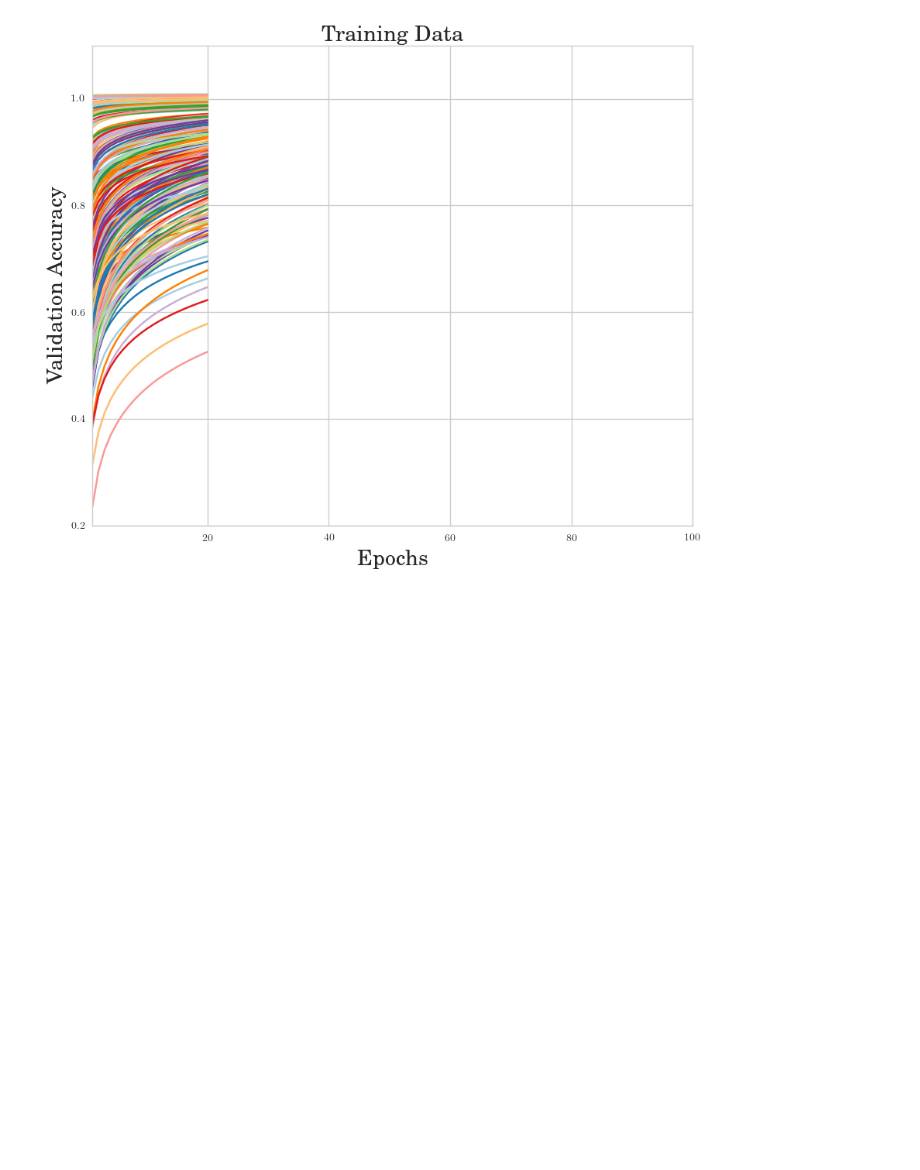
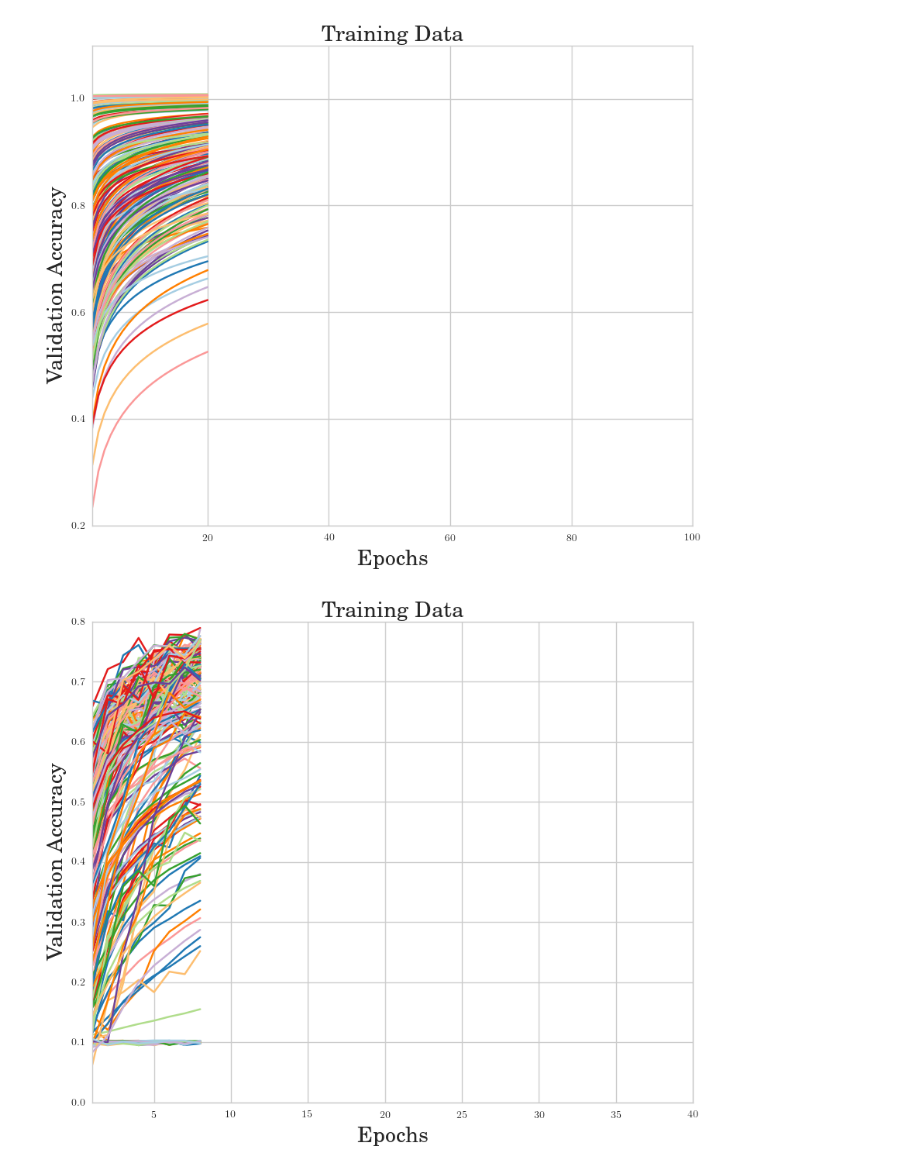
Before and after one commit to automl/RoBO, a Jupyter notebook: experiments/lc_prediction/visualization.ipynb, the cells around one changed output. Saved outputs shown, nothing was run; the diff lists cells and outputs as text; code cells hidden in the pictures; blank space fills up the shorter version.

```diff
--- a/experiments/lc_prediction/visualization.ipynb
+++ b/experiments/lc_prediction/visualization.ipynb
@@ -125,6 +125,56 @@ plt.xlim(1, n_epochs)
 plt.show()
 # %% [output]
 [figure]
+# %%
+current_palette = seaborn.color_palette("Paired", 10)
+seaborn.set_palette(current_palette)
+
+observed = 20.
+N = 200
+n_epochs = 40
+
+configs, learning_curves = load_configs("/mhome/kleinaa/experiments/learning_curve_prediction/datasets/conv_net_cifar10/", N)
+
+learning_curves = 1 - learning_curves
+
+observed_t = int(n_epochs * (observed / 100.))
+
+t_idx = np.arange(1, observed_t + 1) / n_epochs
+
+X_train = None
+y_train = None
+X_test = None
+y_test = None
+
+for i in range(N):
+
+    x = np.repeat(configs[i, None, :], t_idx.shape[0], axis=0)
+    x = np.concatenate((x, t_idx[:, None]), axis=1)
+
+    x_test = np.concatenate((configs[i, None, :], np.array([[1]])), axis=1)
+
+    lc = learning_curves[i][:observed_t]
+    lc_test = np.array([learning_curves[i][-1]])
+
+    if X_train is None:
+        X_train = x
+        y_train = lc
+        X_test = x_test
+        y_test = lc_test
+    else:
+        X_train = np.concatenate((X_train, x), 0)
+        y_train = np.concatenate((y_train, lc), 0)
+        X_test = np.concatenate((X_test, x_test), 0)
+        y_test = np.concatenate((y_test, lc_test), 0)
+
+    plt.plot(t_idx * n_epochs, lc)
+plt.xlabel("Epochs", fontsize=20)
+plt.ylabel("Validation Accuracy", fontsize=20)
+plt.title("Training Data", fontsize=20)
+plt.xlim(1, n_epochs)
+plt.show()
+# %% [output]
+[figure, added]
 # %%
 model = LCNet(sampling_method="sghmc",
               l_rate=np.sqrt(1e-4),
```
Also changed, not shown: parts of 4 cells of this notebook.
